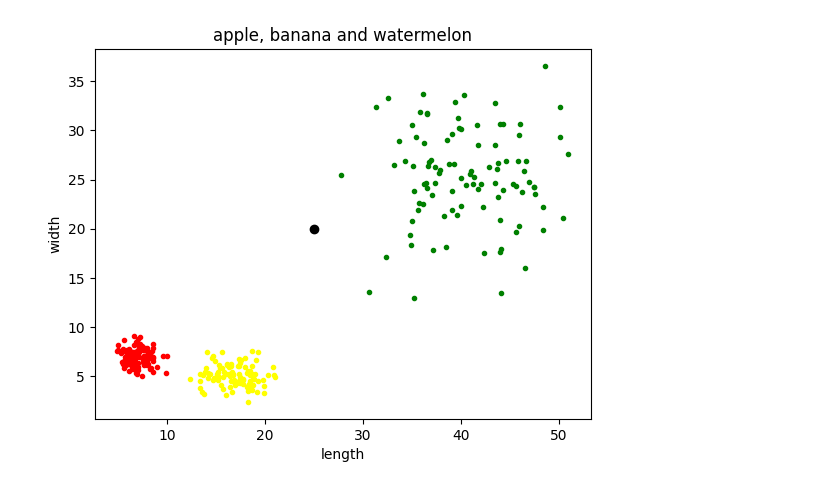
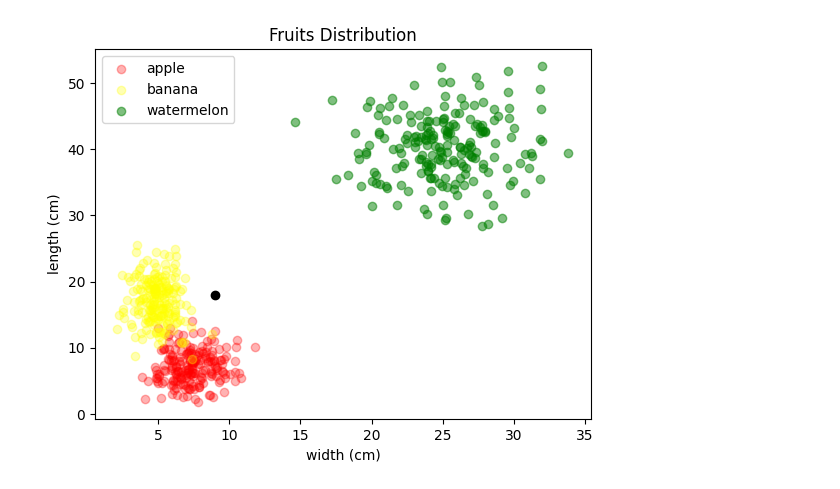
Before and after one commit to Shima-Bazzazan/Pylearn, a Jupyter notebook: 6.MachineLearning/Assignment_41/fruits_kNN.ipynb, the cells around one changed output. Saved outputs shown, nothing was run; the diff lists cells and outputs as text; code cells hidden in the pictures.

```diff
--- a/6.MachineLearning/Assignment_41/fruits_kNN.ipynb
+++ b/6.MachineLearning/Assignment_41/fruits_kNN.ipynb
@@ -4,9 +14,11 @@ import matplotlib.pyplot as plt
 # %%
-n = 100
-apple_width = np.random.normal(7, 1, n)
-apple_length = np.random.normal(7, 1, n)
+n = 200
+apple_width = np.random.normal(7, 1.5, n)
+apple_length = np.random.normal(7, 2.5, n)
+
 banana_width = np.random.normal(5, 1, n)
-banana_length = np.random.normal(17, 2, n)
-watermelon_width = np.random.normal(25, 5, n)
+banana_length = np.random.normal(17, 3.5, n)
+
+watermelon_width = np.random.normal(25, 3.5, n)
 watermelon_length = np.random.normal(40, 5, n)
 # %%
@@ -78,7 +130,9 @@ np.float64(6.708203932499369)
 # %%
-new_fruit = np.array([25, 20])
+new_fruit = np.array([9, 18])
 
 distances = []
 for x in X_train:
     d = euclidean_distance(new_fruit, x)
     distances.append(d)
+
+distances
@@ -85,13 +157,16 @@ for x in X_train:
 # %%
-plt.scatter(apple_length, apple_width, c='red', marker='.')
-plt.scatter(banana_length, banana_width, c='yellow', marker='.')
-plt.scatter(watermelon_length, watermelon_width, c='green', marker='.')
+plt.scatter(apple_width, apple_length, c='red', marker='o', alpha= 0.3)
+plt.scatter(banana_width, banana_length, c='yellow', marker='o', alpha= 0.3)
+plt.scatter(watermelon_width, watermelon_length, c='green', marker='o', alpha= 0.5)
 plt.scatter(new_fruit[0], new_fruit[1], c='black', marker='o')
-plt.title('apple, banana and watermelon')
-plt.xlabel('length')
-plt.ylabel('width')
+
+
+plt.legend(['apple' , 'banana' , 'watermelon'])
+plt.title('Fruits Distribution')
+plt.xlabel('width (cm)')
+plt.ylabel('length (cm)')
 plt.show()
 # %% [output]
-[figure, old version]
+[figure, new version]
 # %%
 k = 5
```
Also changed, not shown: parts of 21 cells of this notebook, 2 other files.
